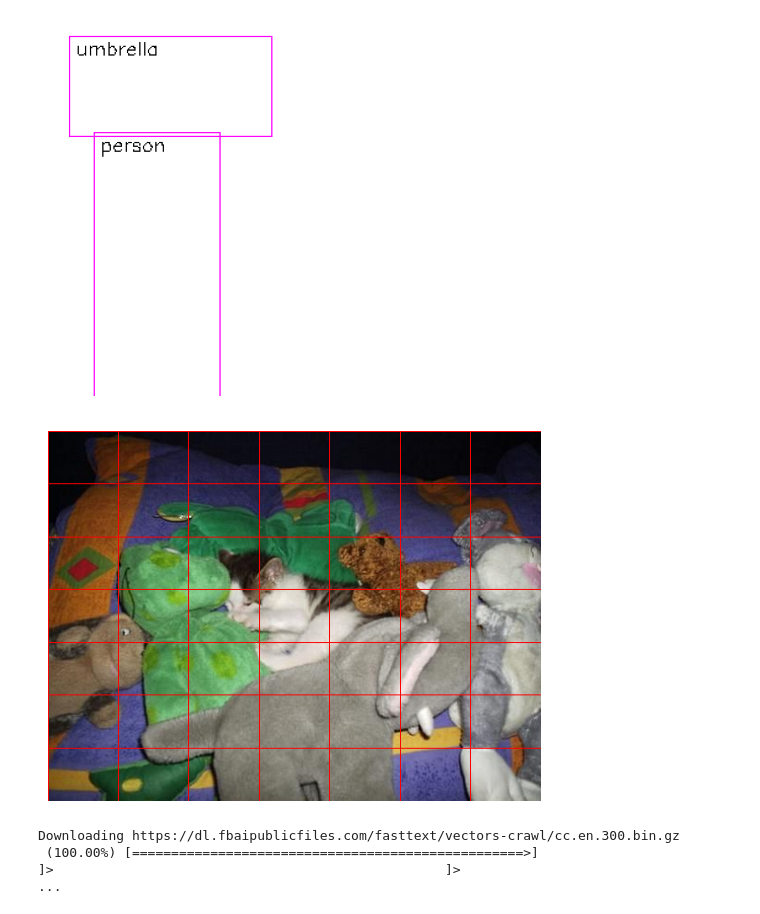
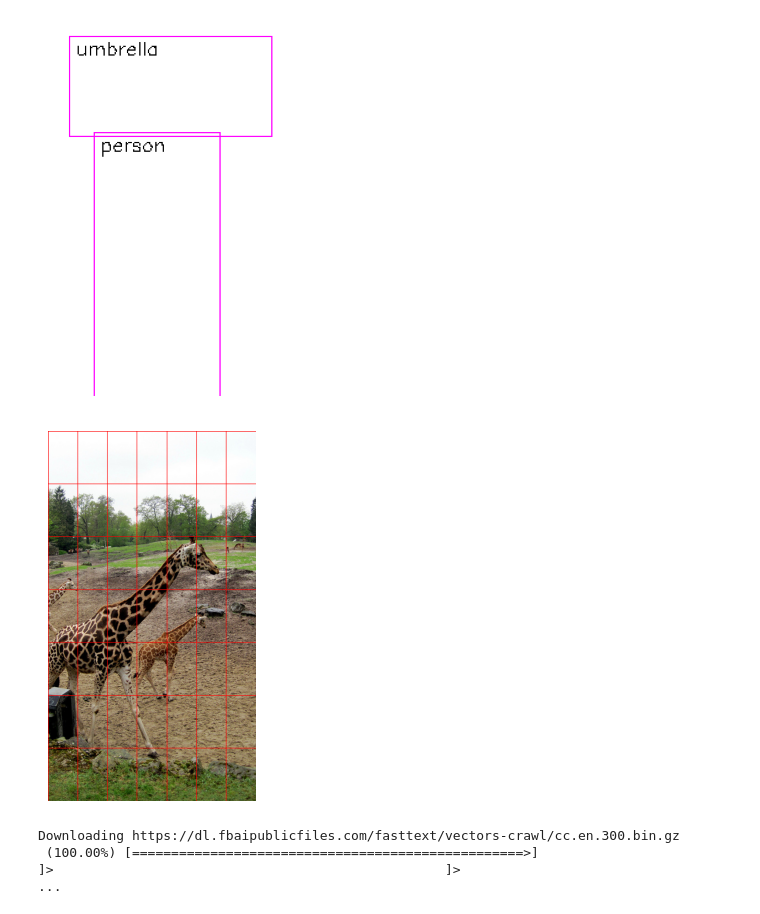
Before and after one commit to gyusik19/bbir, a Jupyter notebook: sandbox.ipynb, the cells around one changed output. Cells and saved outputs as stored; diff of their text form; code cells hidden in the pictures.

```diff
--- a/sandbox.ipynb
+++ b/sandbox.ipynb
@@ -16,16 +16,12 @@ from model.model import *
 BATCH_SIZE = 32
 seed = 42
 torch.manual_seed(seed)
-device = torch.device('cuda:1' if torch.cuda.is_available() else 'cpu')
+device = torch.device('cuda:0' if torch.cuda.is_available() else 'cpu')
 print(device)
-model = FeatureSynthesisModel()
+model = FeatureSynthesisModel(embed_dim=300)
 model = model.to(device)
-model.load_state_dict(torch.load('saved/models/masking_l2norm/0829_172712/checkpoint-epoch50.pth')['state_dict'])
-backbone_model = ResNet50()
-
+model.load_state_dict(torch.load('saved/models/word2vec/0831_154110/checkpoint-epoch50.pth')['state_dict'])
 model.eval()  # set to evaluation mode
-backbone_model = backbone_model.to(device)
-backbone_model.eval()  # set to evaluation mode
 # %% [output]
 cuda:1
 ResNet50(
@@ -48,11 +46,6 @@ ResNet50(
 # %%
-train_set = CocoDataset(root='./data/coco', mode='val2017', transform=transforms, category_embed='one-hot')
+train_set = CocoDataset(root='./data/coco', mode='val2017')
 train_loader = torch.utils.data.DataLoader(train_set, batch_size=BATCH_SIZE, shuffle=False, num_workers=4, collate_fn=collate_fn)
-# test = next(iter(train_loader))
-# imgs, canvas_queries, queries = test
-# imgs = imgs.to(device)
-# canvas_queries = canvas_queries.to(device)
-# query_ids = queries[3]
 all_img_features = []
 all_img_ids = []
 all_categories = []
@@ -60,19 +53,21 @@ all_bboxes = []
 query_feature = None
 query = None
 index = 0
-for i, (imgs, canvas_queries, queries) in enumerate(train_loader):
-    if i == 4:
-        query_feature = model(canvas_queries.to(device))
-        query = queries
-        break
+with torch.no_grad():
+    for i, (img_ids, layouts, _) in enumerate(train_loader):
+        if i == 4:
+            canvas_quries =
+            query_feature = model(canvas_queries.to(device))
+            query = queries
+            break
 
 
-    # imgs = imgs.to(device)
-    # img_features = backbone_model(imgs)
-    # all_img_features.append(img_features.cpu().detach())
-    # all_img_ids.extend(queries[3])
-    all_categories.extend(queries[0])
-    all_bboxes.extend(queries[1])
+        # imgs = imgs.to(device)
+        # img_features = backbone_model(imgs)
+        # all_img_features.append(img_features.cpu().detach())
+        # all_img_ids.extend(queries[3])
+        all_categories.extend(queries[0])
+        all_bboxes.extend(queries[1])
 
 # all_img_features = torch.cat(all_img_features, dim=0)
 all_img_ids = torch.load('./data/coco/val2017/features/resnet50_features.pt').keys()
@@ -180,26 +175,26 @@ plt.imshow(grid)
 # %%
 from PIL import Image, ImageDraw
 import matplotlib.pyplot as plt
 # img_path = f'./data/coco/val2017/images/000000{all_img_ids[indices[0][0]]:06}.jpg'
-img_path = f'./data/coco/val2017/images/000000434996.jpg'
+img_path = f'./data/coco/val2017/images/000000221281.jpg'
 
 img = Image.open(img_path)
 draw = ImageDraw.Draw(img)
 width, height = img.size
 x_spacing = width / 7
 y_spacing = height / 7
 for i in range(8):
     x = int(x_spacing * i)
     draw.line([(x, 0), (x, height)], fill='red')
 for i in range(8):
     y = int(y_spacing * i)
     draw.line([(0, y), (width, y)], fill='red')
 
 plt.imshow(img)
 plt.axis('off')
 plt.show()
 # %% [output]
-[figure, old version]
+[figure, new version]
 # %%
 import fasttext
 import fasttext.util
```
Also changed, not shown: parts of 3 cells of this notebook, 7 other files.
